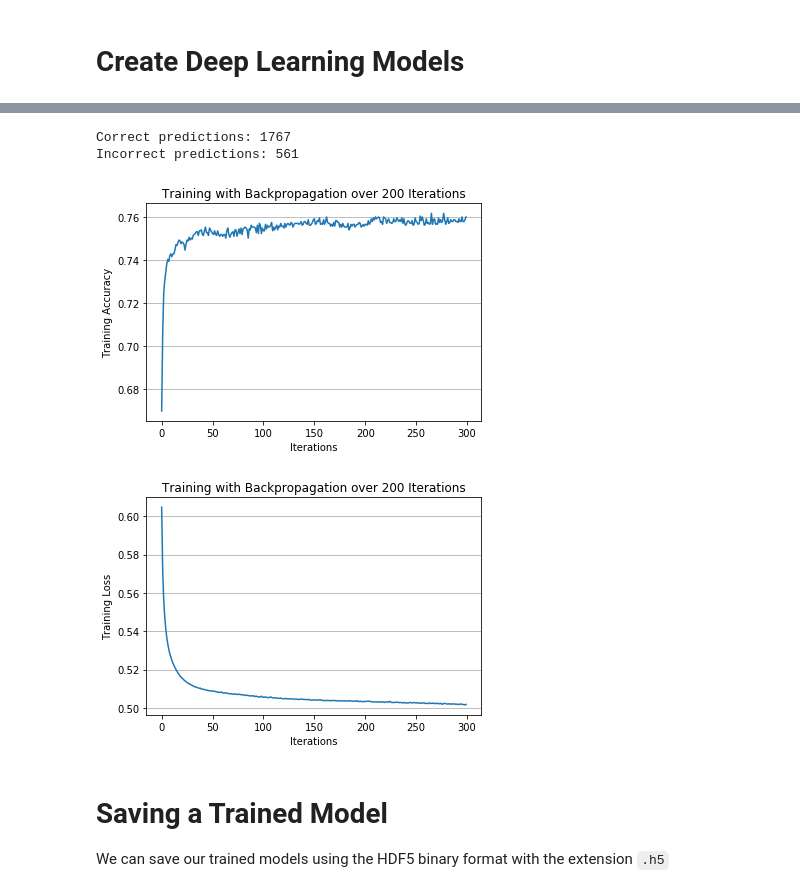
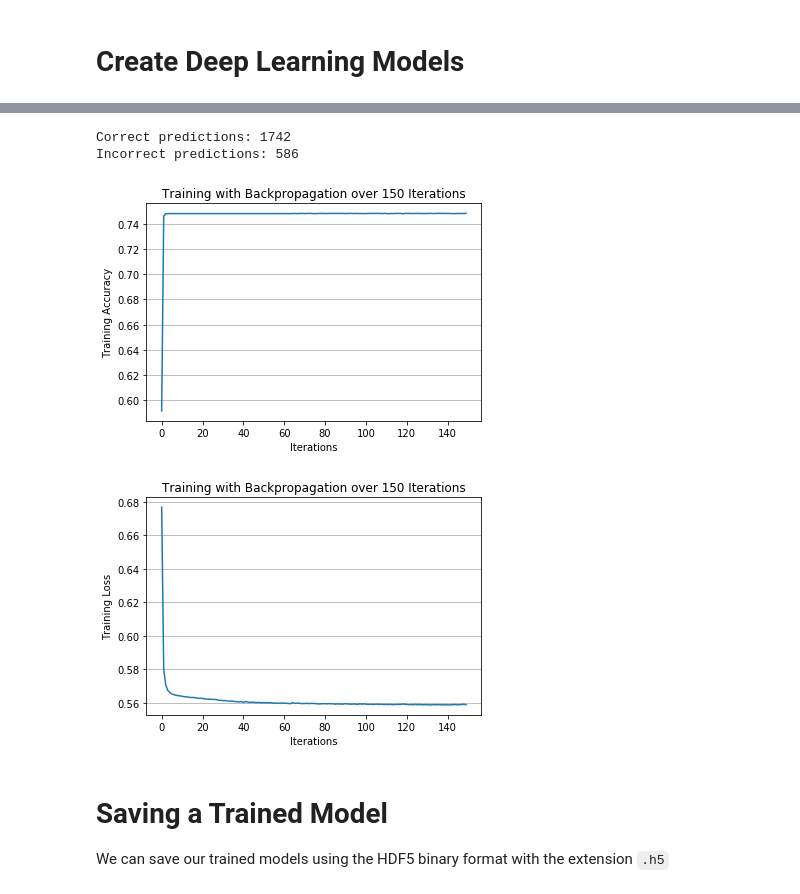
Before and after one commit to sasidhy1/framingham_ML, a Jupyter notebook: framingham_cvd.ipynb, the cells around one changed output, grey strips where cells are left out. Drawn from its saved outputs; the diff is of its cells as text; code cells hidden in the pictures.

Commit message:
Mostly final cvd model

```diff
--- a/framingham_cvd.ipynb
+++ b/framingham_cvd.ipynb
@@ -188,0 +132,22 @@ fig2.savefig('fit.png', dpi=100, bbox_inches="tight")
+# %%
+#Then training model, adjusting epochs to 150 based on validation
+from keras.models import Sequential
+from keras.layers import Dense
+
+main_model = Sequential()
+main_model.add(Dense(units=7, activation='relu', input_dim=8))
+main_model.add(Dense(units=7, activation='relu'))
+main_model.add(Dense(units=1, activation='sigmoid'))
+
+from keras.metrics import binary_accuracy
+main_model.compile(optimizer='adam',
+              loss='binary_crossentropy',
+              metrics=['accuracy'])
+main = main_model.fit(
+    X_train_scaled,
+    y_train,
+    epochs=150,
+    batch_size=50,
+    shuffle=True,
+    verbose=2
+)
@@ -204,8 +196,8 @@ predictions = main_model.predict_classes(X_test_scaled)
 test_df = pd.DataFrame({'predicted':np.ravel(predictions),'actual':np.ravel(y_test)})
 pred_count(test_df)
 # %% [output]
-Correct predictions: 1767
-Incorrect predictions: 561
+Correct predictions: 1742
+Incorrect predictions: 586
 # %%
 #Export to json
 import json
@@ -216,21 +208,21 @@ import json
 with open('main_cvd.json', 'r') as f:
         history = json.load(f)
 # %%
-plt.plot(history['acc'])
-plt.title('Training with Backpropagation over 200 Iterations')
+plt.plot(main.history['acc'])
+plt.title('Training with Backpropagation over 150 Iterations')
 plt.ylabel('Training Accuracy')
 plt.xlabel('Iterations')
 plt.grid(axis='y')
 # %% [output]
-[figure, old version]
+[figure, new version]
 # %%
-plt.plot(history['loss'])
-plt.title('Training with Backpropagation over 200 Iterations')
+plt.plot(main.history['loss'])
+plt.title('Training with Backpropagation over 150 Iterations')
 plt.ylabel('Training Loss')
 plt.xlabel('Iterations')
 plt.grid(axis='y')
 # %% [output]
-[figure, old version]
+[figure, new version]
 # %% [markdown]
 # Saving a Trained Model
 We can save our trained models using the HDF5 binary format with the extension `.h5`
```
Also changed, not shown: parts of 28 cells of this notebook, 3 other files.
